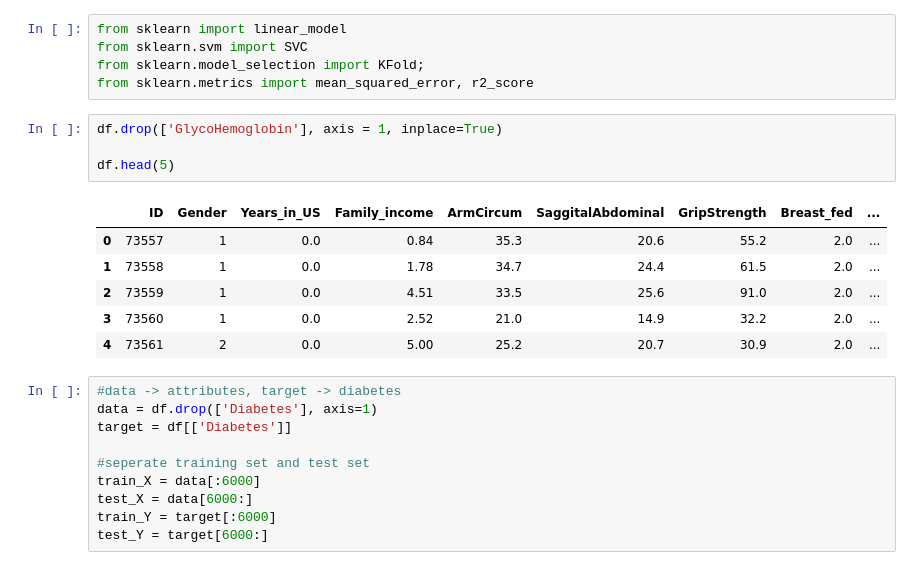
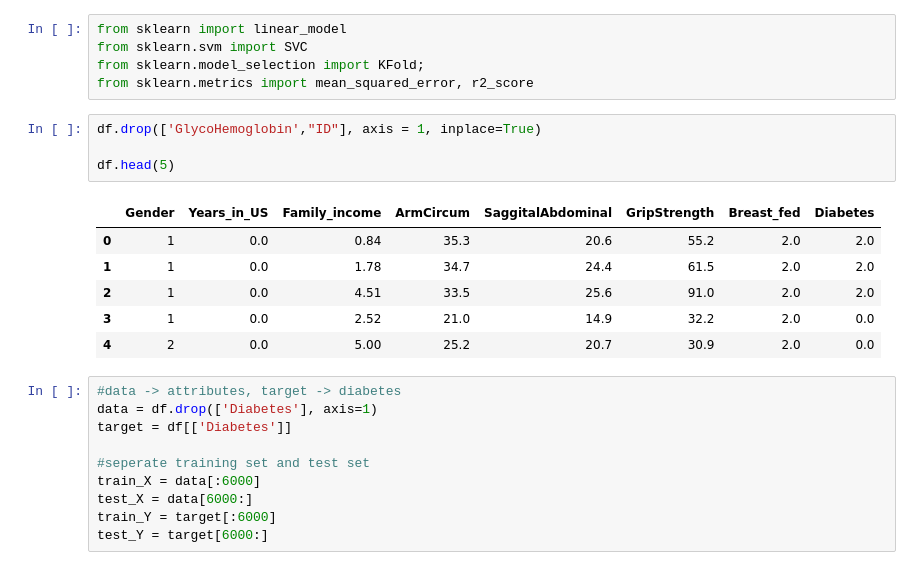
Before and after one commit to KOBeerose/Health-Care-Platform, a Jupyter notebook: Data Science/Diabetes Prediction.ipynb, the cells around one changed output. Cells and saved outputs as stored; diff of their text form.

```diff
--- a/Data Science/Diabetes Prediction.ipynb
+++ b/Data Science/Diabetes Prediction.ipynb
@@ -247,16 +247,16 @@ from sklearn.svm import SVC
 from sklearn.model_selection import KFold;
 from sklearn.metrics import mean_squared_error, r2_score
 # %%
-df.drop(['GlycoHemoglobin'], axis = 1, inplace=True)
+df.drop(['GlycoHemoglobin',"ID"], axis = 1, inplace=True)
 
 df.head(5)
 # %% [output]
-|  | ID | Gender | Years_in_US | Family_income | ArmCircum | SaggitalAbdominal | GripStrength | Breast_fed | ... |
-| 0 | 73557 | 1 | 0.0 | 0.84 | 35.3 | 20.6 | 55.2 | 2.0 | ... |
-| 1 | 73558 | 1 | 0.0 | 1.78 | 34.7 | 24.4 | 61.5 | 2.0 | ... |
-| 2 | 73559 | 1 | 0.0 | 4.51 | 33.5 | 25.6 | 91.0 | 2.0 | ... |
-| 3 | 73560 | 1 | 0.0 | 2.52 | 21.0 | 14.9 | 32.2 | 2.0 | ... |
-| 4 | 73561 | 2 | 0.0 | 5.00 | 25.2 | 20.7 | 30.9 | 2.0 | ... |
+|  | Gender | Years_in_US | Family_income | ArmCircum | SaggitalAbdominal | GripStrength | Breast_fed | Diabetes |
+| 0 | 1 | 0.0 | 0.84 | 35.3 | 20.6 | 55.2 | 2.0 | 2.0 |
+| 1 | 1 | 0.0 | 1.78 | 34.7 | 24.4 | 61.5 | 2.0 | 2.0 |
+| 2 | 1 | 0.0 | 4.51 | 33.5 | 25.6 | 91.0 | 2.0 | 2.0 |
+| 3 | 1 | 0.0 | 2.52 | 21.0 | 14.9 | 32.2 | 2.0 | 0.0 |
+| 4 | 2 | 0.0 | 5.00 | 25.2 | 20.7 | 30.9 | 2.0 | 0.0 |
 # %%
 #data -> attributes, target -> diabetes
 data = df.drop(['Diabetes'], axis=1)
```
Also changed, not shown: parts of 12 cells of this notebook, 2 other files.
